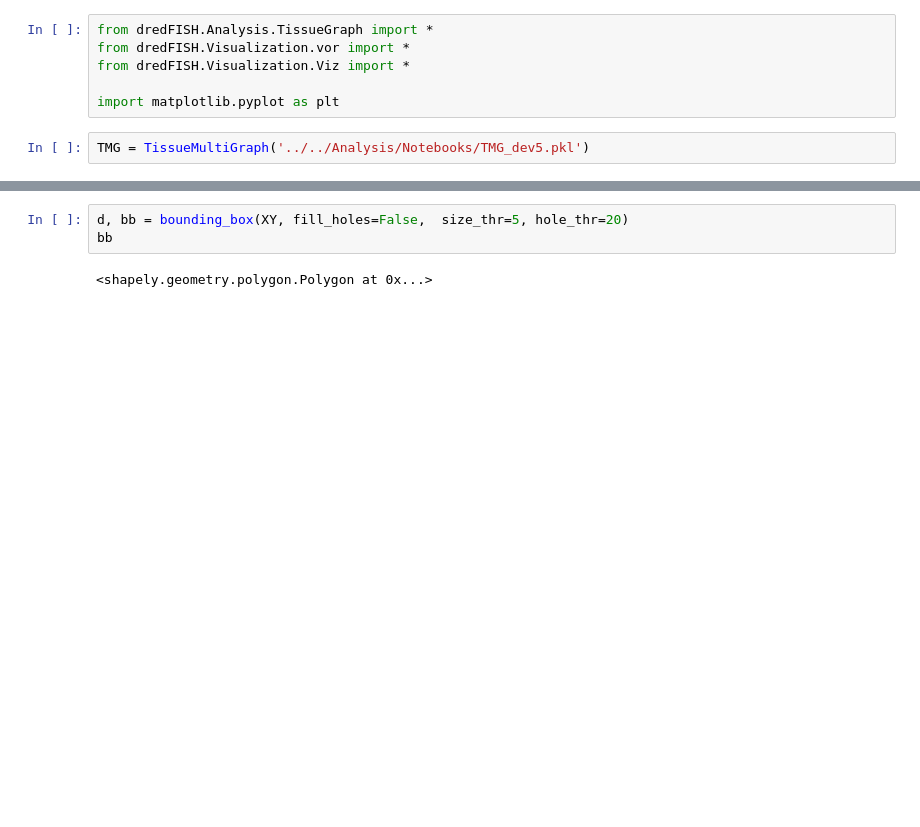
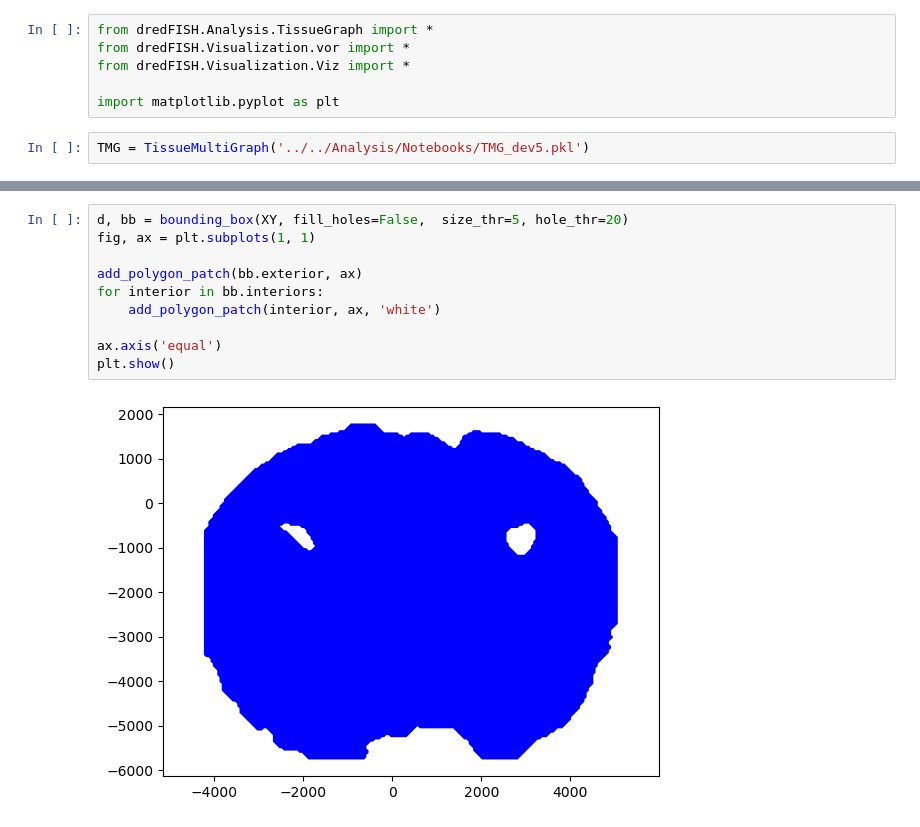
Before and after one commit to wollmanlab/dredFISH, a Jupyter notebook: dredFISH/Visualization/Notebooks/boundary_box_holes_testing.ipynb, the cells around one changed output, grey strips where cells are left out. Saved outputs shown, nothing was run; the diff lists cells and outputs as text; blank space fills up the shorter version.

```diff
--- a/dredFISH/Visualization/Notebooks/boundary_box_holes_testing.ipynb
+++ b/dredFISH/Visualization/Notebooks/boundary_box_holes_testing.ipynb
@@ -35,5 +62,12 @@ bb
 # %%
 d, bb = bounding_box(XY, fill_holes=False,  size_thr=5, hole_thr=20)
-bb
+fig, ax = plt.subplots(1, 1)
+
+add_polygon_patch(bb.exterior, ax)
+for interior in bb.interiors:
+    add_polygon_patch(interior, ax, 'white')
+
+ax.axis('equal')
+plt.show()
 # %% [output]
-<shapely.geometry.polygon.Polygon at 0x...>
+[figure, added]
```
Also changed, not shown: parts of 5 cells of this notebook.
